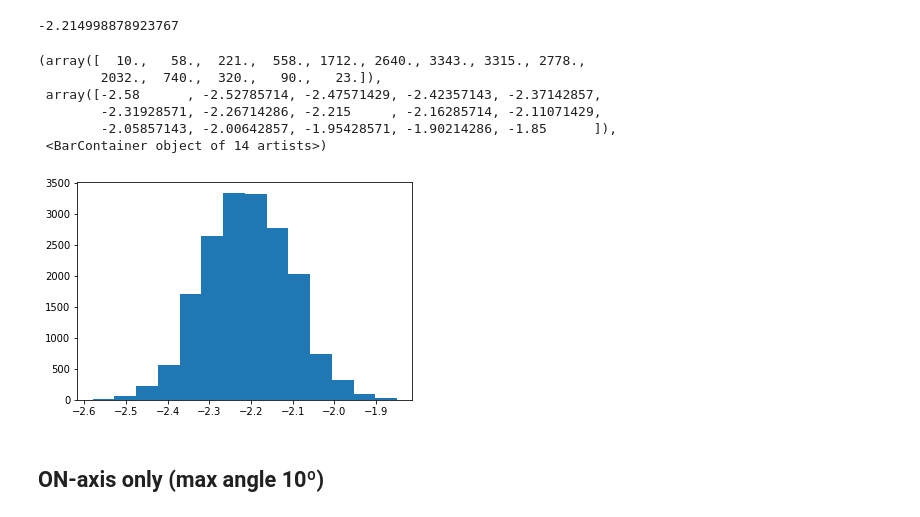
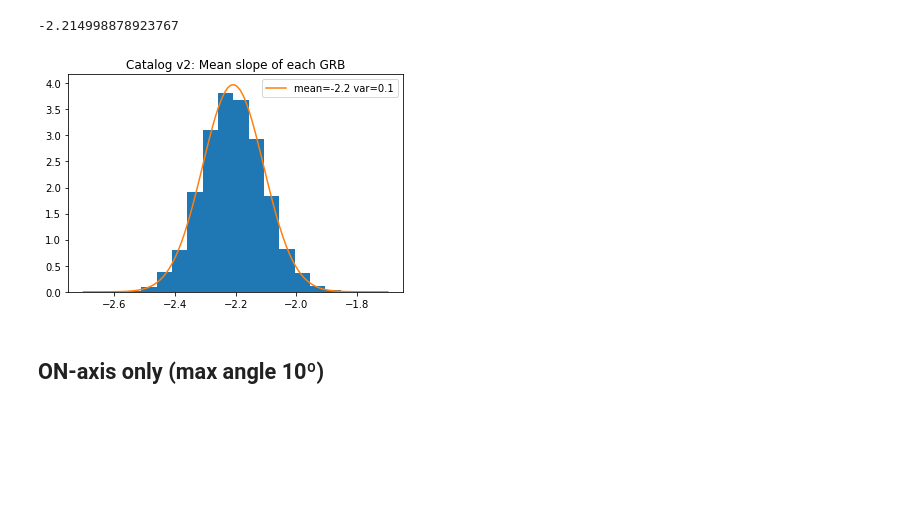
Before and after one commit to astrojarred/gravitational_wave_toy, a Jupyter notebook: reading_v2.ipynb, the cells around one changed output. Cells and saved outputs as stored; diff of their text form; code cells hidden in the pictures; blank space fills up the shorter version.

```diff
--- a/reading_v2.ipynb
+++ b/reading_v2.ipynb
@@ -309,6 +310,7 @@ def fit_index(filename, silent=True, verbose=False, plot=False, max_angle=None,
 files = []
 i_mins = []
 i_maxs = []
+i_means = []
 
 for grb in tqdm(glob.glob("./GammaCatalogV2.0/*.fits")):
 
@@ -316,9 +318,10 @@ for grb in tqdm(glob.glob("./GammaCatalogV2.0/*.fits")):
 
     if i_min:
 
-    files.append(grb)
-    i_mins.append(i_min)
-    i_maxs.append(i_max)
+        files.append(grb)
+        i_mins.append(i_min)
+        i_maxs.append(i_max)
+        i_means.append((i_min+i_max)/2)
 # %%
 print(min(i_mins), max(i_mins))
 print(min(i_maxs), max(i_maxs))
@@ -332,16 +335,18 @@ print(min(i_maxs), max(i_maxs))
 np.mean([i for i in i_mins if not np.isnan(i)])
 # %% [output]
 -2.214998878923767
-# %%
-plt.hist(i_maxs+i_mins, bins=14)
-# %% [output]
-(array([  10.,   58.,  221.,  558., 1712., 2640., 3343., 3315., 2778.,
-        2032.,  740.,  320.,   90.,   23.]),
- array([-2.58      , -2.52785714, -2.47571429, -2.42357143, -2.37142857,
-        -2.31928571, -2.26714286, -2.215     , -2.16285714, -2.11071429,
-        -2.05857143, -2.00642857, -1.95428571, -1.90214286, -1.85      ]),
- <BarContainer object of 14 artists>)
-[figure, removed]
+# %%
+mean, std = norm.fit([i for i in i_means if not np.isnan(i)])
+# %%
+plt.hist(i_means, bins=14, density=True)
+x = np.linspace(-2.7, -1.7, 100)
+y = norm.pdf(x, mean, std)
+plt.plot(x, y, label=f"mean={round(mean,1)} var={round(std,1)}")
+plt.legend()
+plt.title("Catalog v2: Mean slope of each GRB")
+plt.show()
+# %% [output]
+[figure, added]
 # %% [markdown]
 ## ON-axis only (max angle 10º)
 # %%
```
Also changed, not shown: parts of 1 cell of this notebook.
